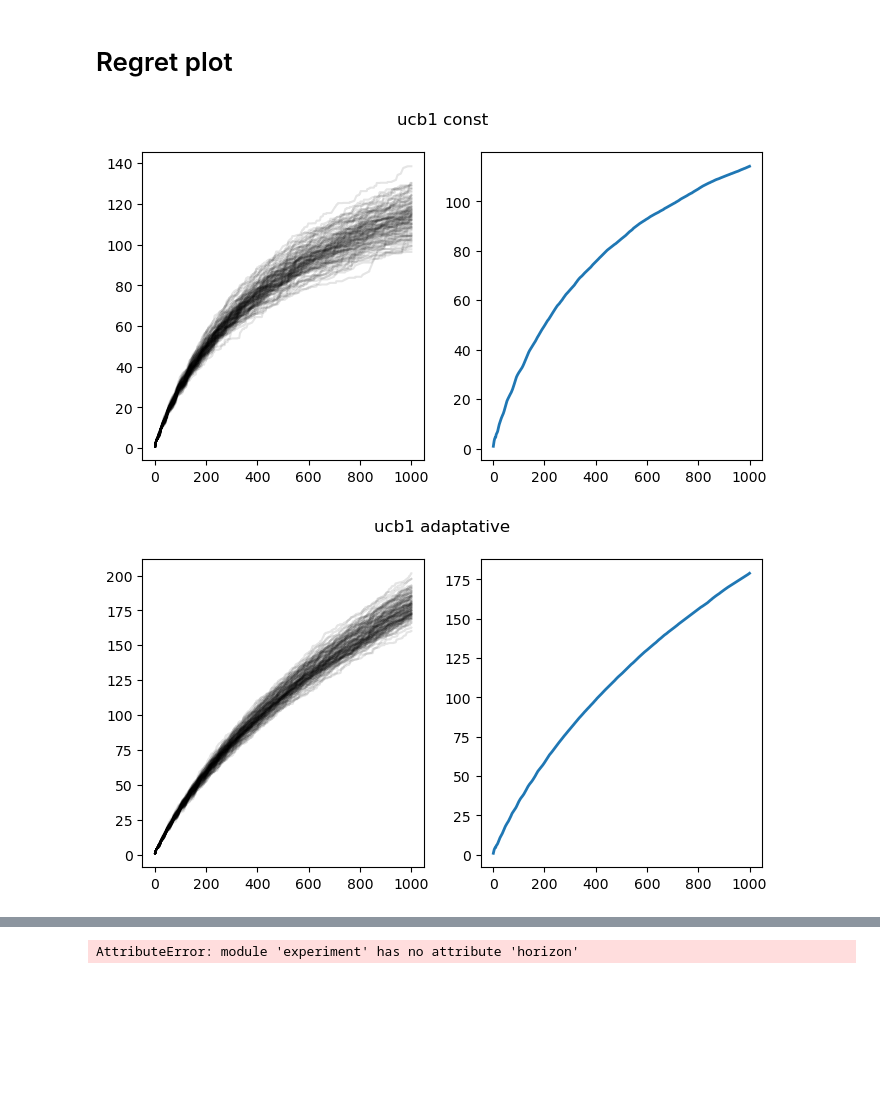
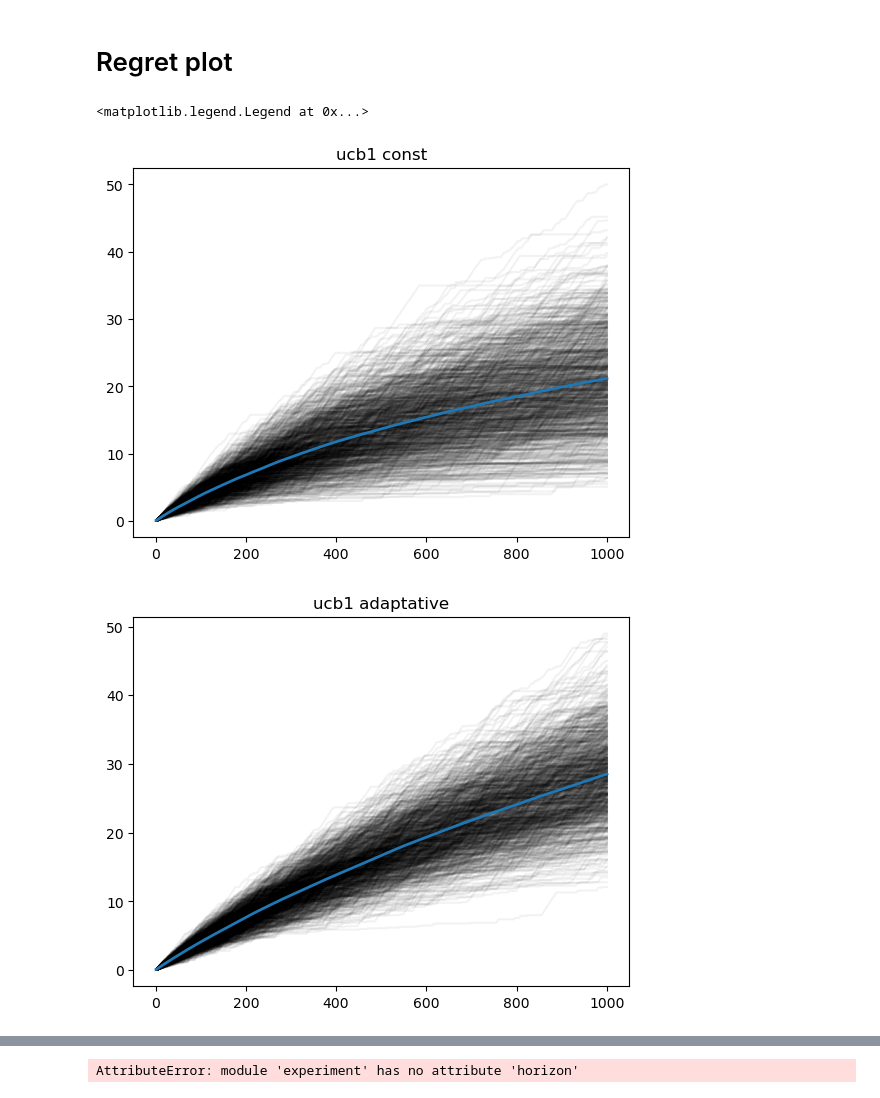
Before and after one commit to sofiendhouib/bandits, a Jupyter notebook: stochastic_bandit.ipynb, the cells around one changed output, grey strips where cells are left out. Cells and saved outputs as stored; diff of their text form; code cells hidden in the pictures; blank space fills up the shorter version.

Commit message:
added plot of expected regret for several algorithms

```diff
--- a/stochastic_bandit.ipynb
+++ b/stochastic_bandit.ipynb
@@ -16,9 +16,9 @@ We consider an agent interacting with a stochastic bandit, and we repeat the exp
 ## Reward generation at each round
 Either we call the random generation routine, or we access a predefined table corresponding to the reward table model. This latter can reduce execution time at the price of memory allocation.
 # %%
-arm_means = 0.1*np.arange(1,11)
+arm_means = [0.5, 0.6]
 bandit_instance = bandit.StochasticBandit(arm_means, partial(random.binomial, 1))
-bandit_experiment = experiment.StochasticBanditExperiment(horizon= 1000, repetitions= 100)
+bandit_experiment = experiment.StochasticBanditExperiment(horizon= 1000, repetitions= 1000)
 agent = policy.UCB1()
 #policy_with_args = policy.kl_ucb
 bandit_experiment.run_parallel(bandit_instance, agent, show_progress= True)
@@ -63,22 +63,32 @@ plt.savefig("regret_realizations.png", format= "png")# %%
 # %%
 policy_dict = {
     "ucb1 const": policy.UCB1(),
     "ucb1 adaptative": policy.UCB1(a= lambda u: 1+u*log(u)**2),
     "KL-UCB": policy.KLUCB(),
     "MOSS": policy.MOSS(horizon_arms_ratio= bandit_experiment.horizon/len(bandit_instance.arm_means)),
     "Optimally Confident UCB": policy.OptimallyConfidentUCB(horizon= bandit_experiment.horizon),
     "AdaUCB": policy.AdaUCB(horizon= bandit_experiment.horizon),
     "Thompson": policy.ThompsonBernoulli(a= 1, b= 1),
 }
-
+regret_list = []
 for pol_name, pol in tqdm(policy_dict.items()):
     bandit_experiment.run_parallel(bandit_instance, pol)
     regret = bandit_experiment.compute_regret(bandit_instance, take_mean= False)
-    fig, axs = plt.subplots(1, 2)
-    fig.set_size_inches(8,4)
-    axs[0].plot(horizon_range, regret, 'k', alpha= 0.1)
-    axs[1].plot(horizon_range, regret.mean(axis= 1), linewidth= 2)
-    fig.suptitle(pol_name)
+    regret_mean = regret.mean(axis= 1)
+    # fig, axs = plt.subplots(1, 2)
+    # fig.set_size_inches(8,4)
+    # axs[0].plot(horizon_range, regret, 'k', alpha= 0.1)
+    # axs[1].plot(horizon_range, regret.mean(axis= 1), linewidth= 2)
+    plt.figure()
+    plt.plot(horizon_range, regret, 'k', alpha= 0.05)
+    plt.plot(horizon_range, regret_mean, linewidth= 2)
+    plt.title(pol_name)
+    regret_list.append(regret_mean)
+
+plt.figure()
+plt.plot(np.array(regret_list).T)
+plt.legend(policy_dict.keys())
 # %% [output]
+<matplotlib.legend.Legend at 0x...>
-[figure, old version]
+[figure, new version]
-[figure, old version]
+[figure, new version]
```
Also changed, not shown: parts of 2 cells of this notebook.
